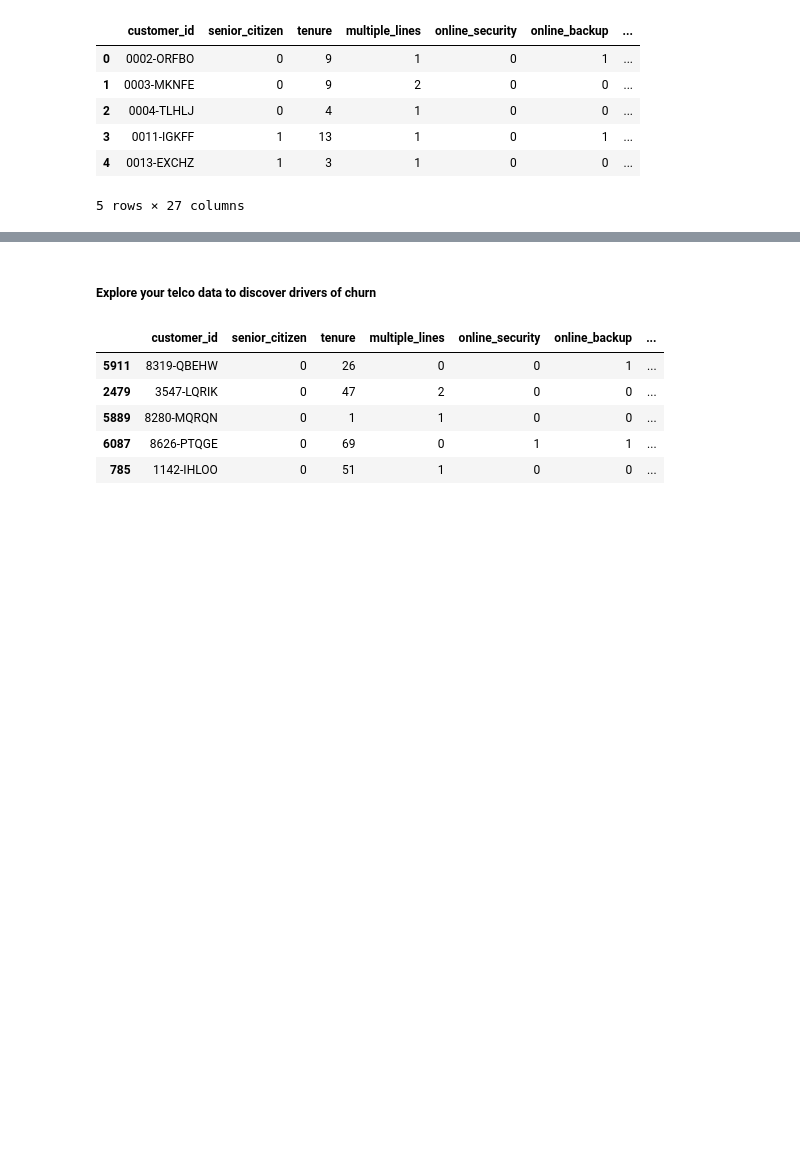
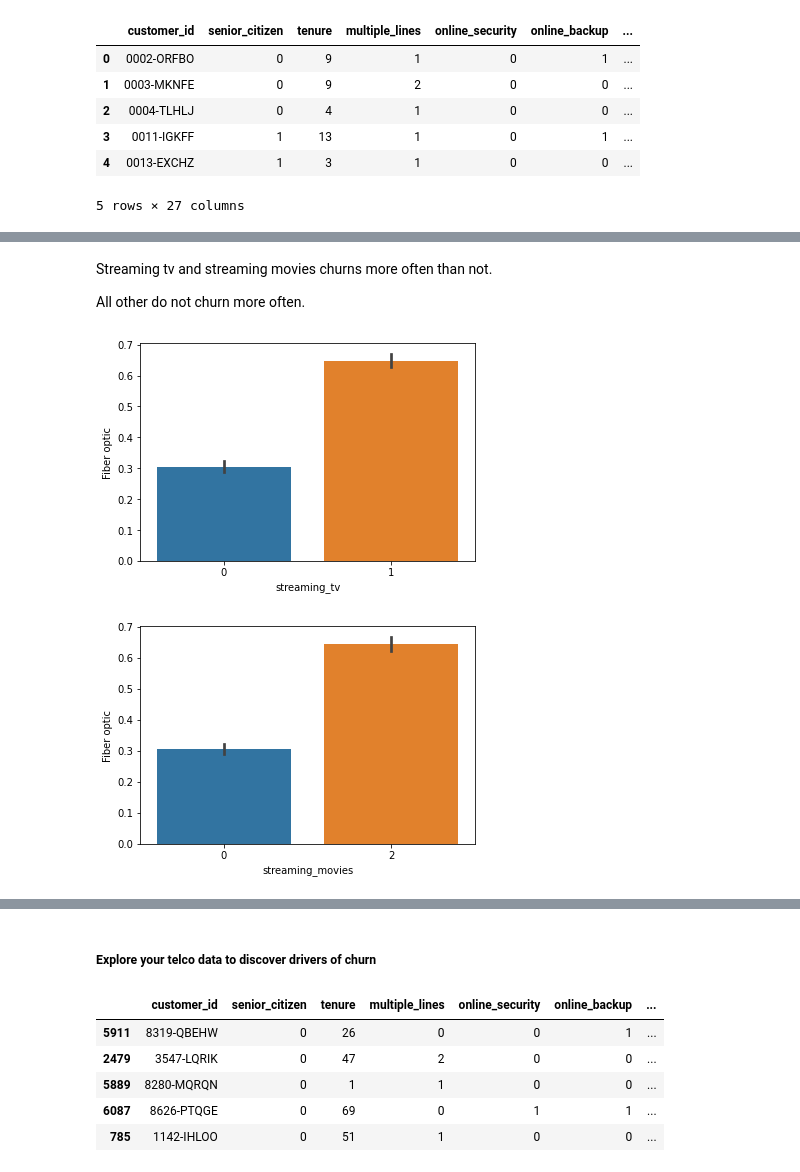
Before and after one commit to morgancross2/classification-exercises, a Jupyter notebook: classification_exercises.ipynb, the cells around one changed output, grey strips where cells are left out. Drawn from its saved outputs; the diff is of its cells as text; code cells hidden in the pictures; blank space fills up the shorter version.

```diff
--- a/classification_exercises.ipynb
+++ b/classification_exercises.ipynb
@@ -1140,0 +1165,12 @@ memory usage: 491.0+ KB
+# %% [markdown]
+Streaming tv and streaming movies churns more often than not.
+
+All other do not churn more often.
+# %%
+sns.barplot(data=train, x='streaming_tv', y='Fiber optic')
+plt.show()
+sns.barplot(data=train, x='streaming_movies', y='Fiber optic')
+plt.show()
+# %% [output]
+[figure, added]
+[figure, added]
```
Also changed, not shown: parts of 21 cells of this notebook.
